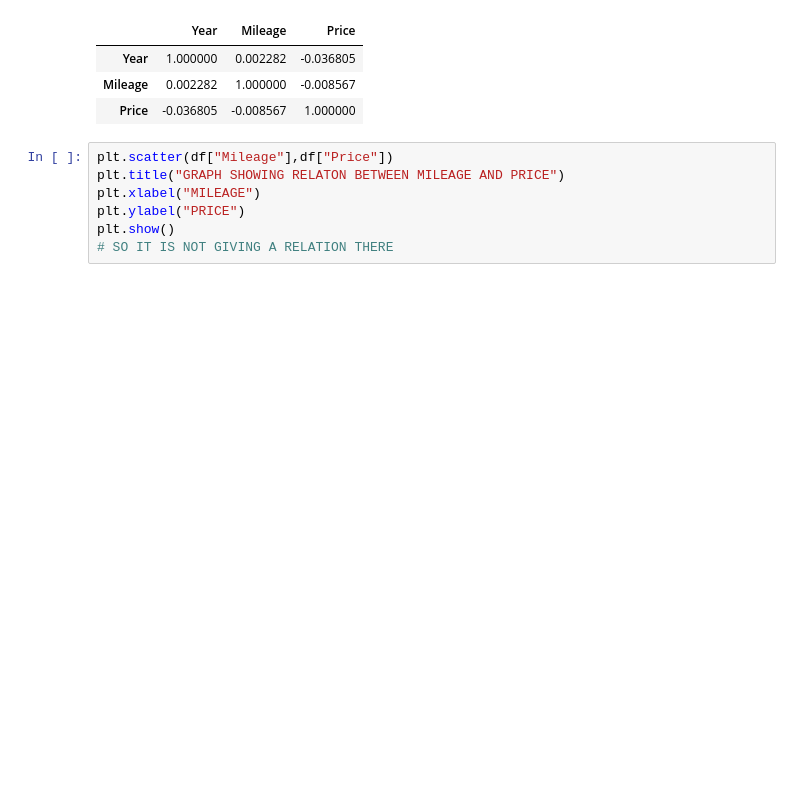
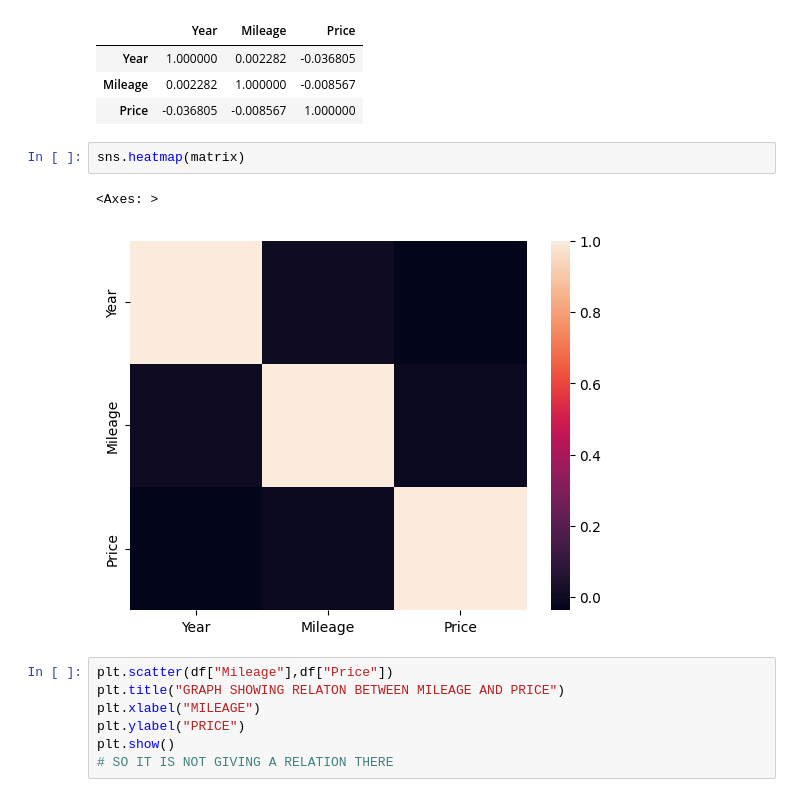
Before and after one commit to suryasaraschandra/MINOR-PROJECT-1, a Jupyter notebook: Surya_minorproject1.ipynb, the cells around one changed output. Saved outputs shown, nothing was run; the diff lists cells and outputs as text; blank space fills up the shorter version.

```diff
--- a/Surya_minorproject1.ipynb
+++ b/Surya_minorproject1.ipynb
@@ -164,6 +164,11 @@ matrix
 | Year | 1.000000 | 0.002282 | -0.036805 |
 | Mileage | 0.002282 | 1.000000 | -0.008567 |
 | Price | -0.036805 | -0.008567 | 1.000000 |
+# %%
+sns.heatmap(matrix)
+# %% [output]
+<Axes: >
+[figure, added]
 # %%
 plt.scatter(df["Mileage"],df["Price"])
 plt.title("GRAPH SHOWING RELATON BETWEEN MILEAGE AND PRICE")
```
